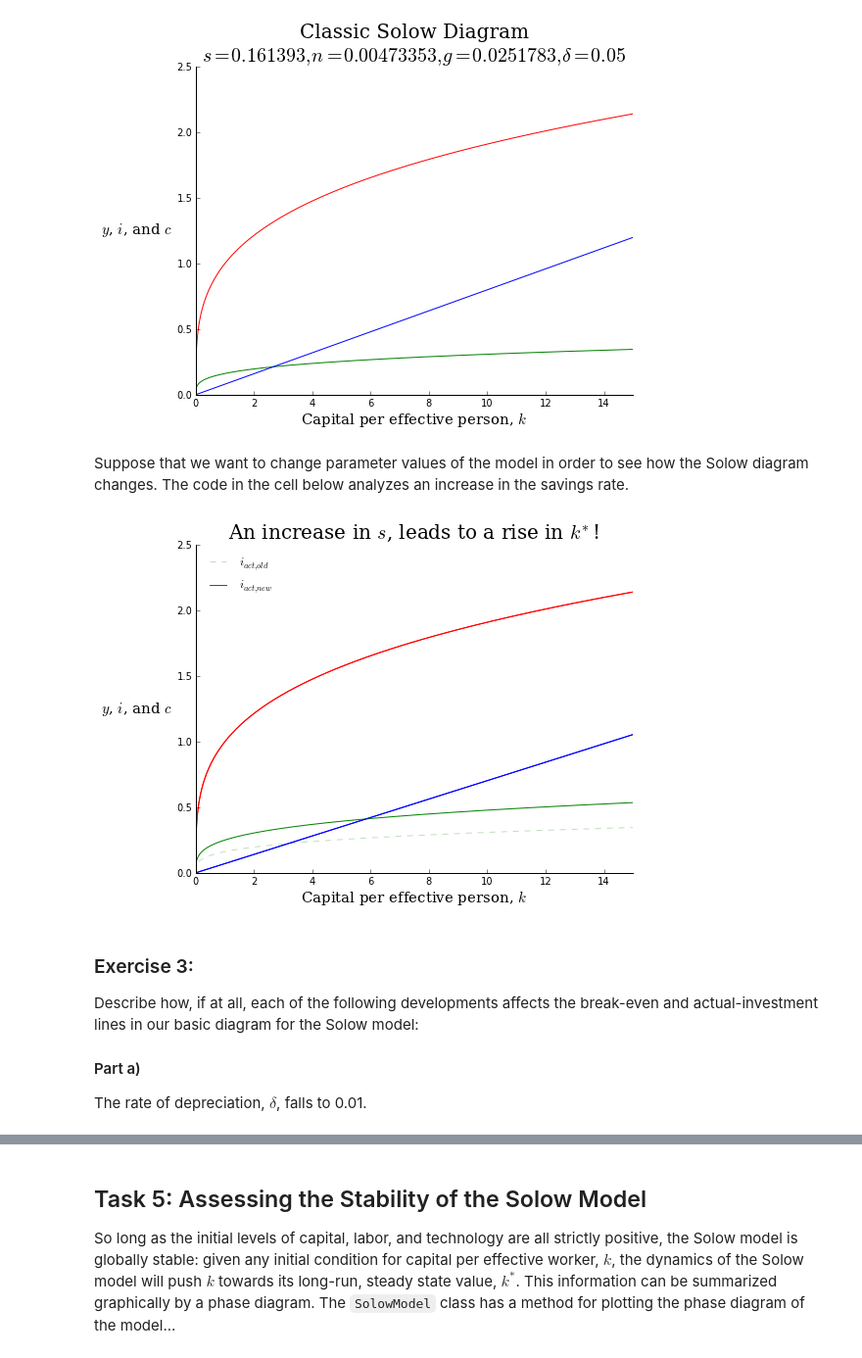
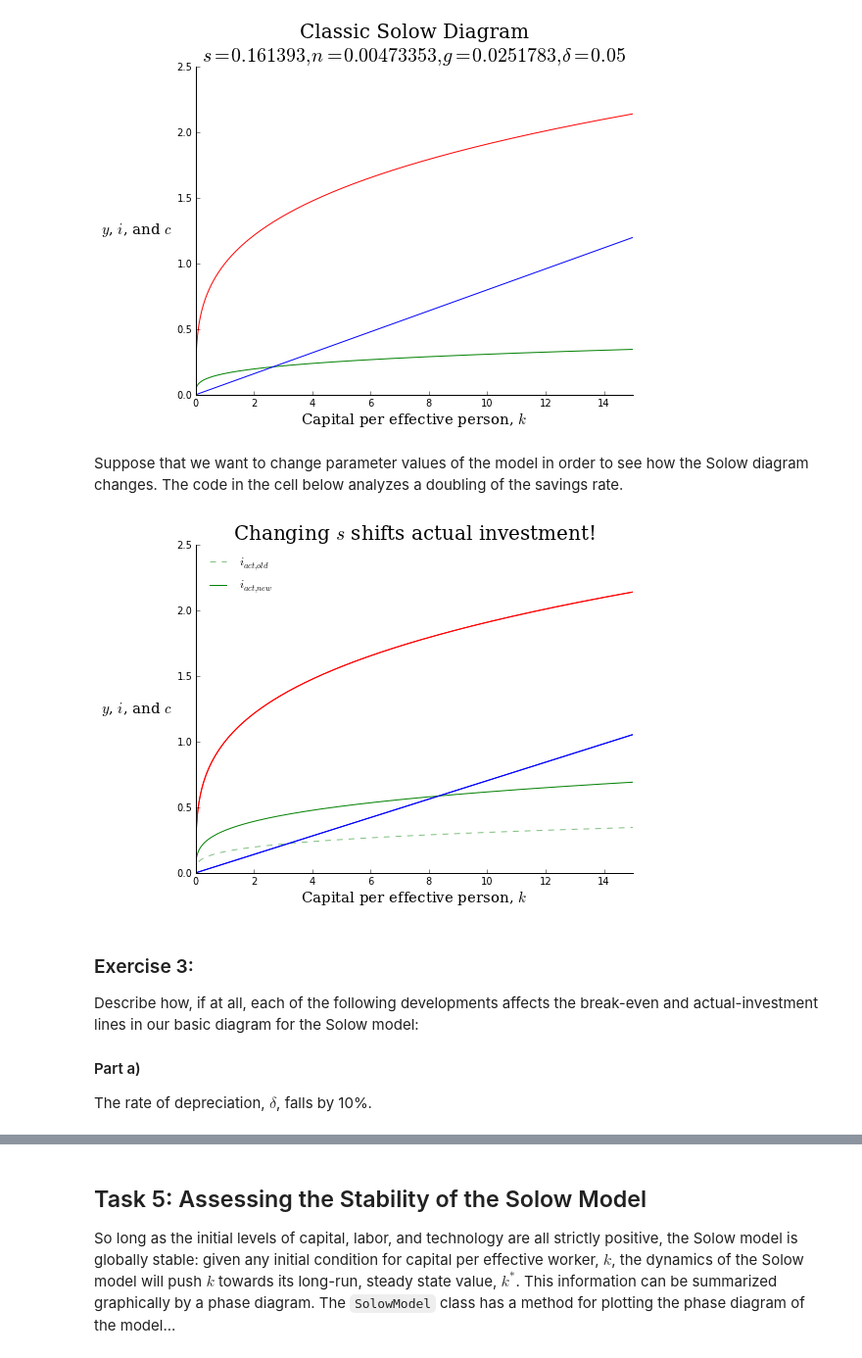
Before and after one commit to ChristopherShort/computational-econ-labs, a Jupyter notebook: graduate/Lab-1/Solow Model (continuous).ipynb, the cells around one changed output, grey strips where cells are left out. Shown: that part at 98% size. Saved outputs shown, nothing was run; the diff lists cells and outputs as text; code cells hidden in the pictures.

Commit message:
Added new comparitive statics functionality and more excercise solutions.

```diff
--- a/graduate/Lab-1/Solow Model (continuous).ipynb
+++ b/graduate/Lab-1/Solow Model (continuous).ipynb
@@ -261,44 +261,25 @@ plt.show()
 # %% [output]
 [figure]
 # %% [markdown]
-Suppose that we want to change parameter values of the model in order to see how the Solow diagram changes. The code in the cell below analyzes an increase in the savings rate.
+Suppose that we want to change parameter values of the model in order to see how the Solow diagram changes. The code in the cell below analyzes a doubling of the savings rate.
-# %%
-# reset the old parameters
-solow.calibrate('GBR')
-
-# create a new figure
-fig = plt.figure(figsize=(8,6))
-
-# plot the old Solow Diagram with new labels
-ax_old, y_old, actual_old, break_even_old = solow.plot_solow_diagram(gridmax=15)
-actual_old.set_alpha(0.25)
-actual_old.set_linestyle('dashed')
-actual_old.set_label(r'$i_{act, old}$')
-
-# change the savings rate and recompute the new steady state values
-solow.args['s'] = 0.25
-solow.steady_state.set_values()
-
-# create a new Solow Diagram
-ax_new, y_new, actual_new, break_even_new = solow.plot_solow_diagram(gridmax=15)
-actual_new.set_label(r'$i_{act, new}$')
-
-# add a legend
-plt.title('An increase in $s$, leads to a rise in $k^*$!', fontsize=20,
-          family='serif')
-plt.legend(loc='best', frameon=False)
-
-# display the figure
-plt.show()
-# %% [output]
-[figure, removed]
+# %%
+# create a new figure
+fig = plt.figure(figsize=(8,6))
+
+# plot comparative statics for the solow model using one line of code!
+solow.plot_solow_diagram(gridmax=15, param='s', shock=2.0, reset=True)
+
+# display the figure
+plt.show()
+# %% [output]
+[figure, added]
 # %% [markdown]
 ### Exercise 3:
 
 Describe how, if at all, each of the following developments affects the break-even and actual-investment lines in our basic diagram for the Solow model:
 
 #### Part a)
-The rate of depreciation, $\delta$, falls to 0.01.
+The rate of depreciation, $\delta$, falls by 10%.
 # %%
 # insert your code here!
 # %%
```
Also changed, not shown: parts of 21 cells of this notebook, 7 other files.
